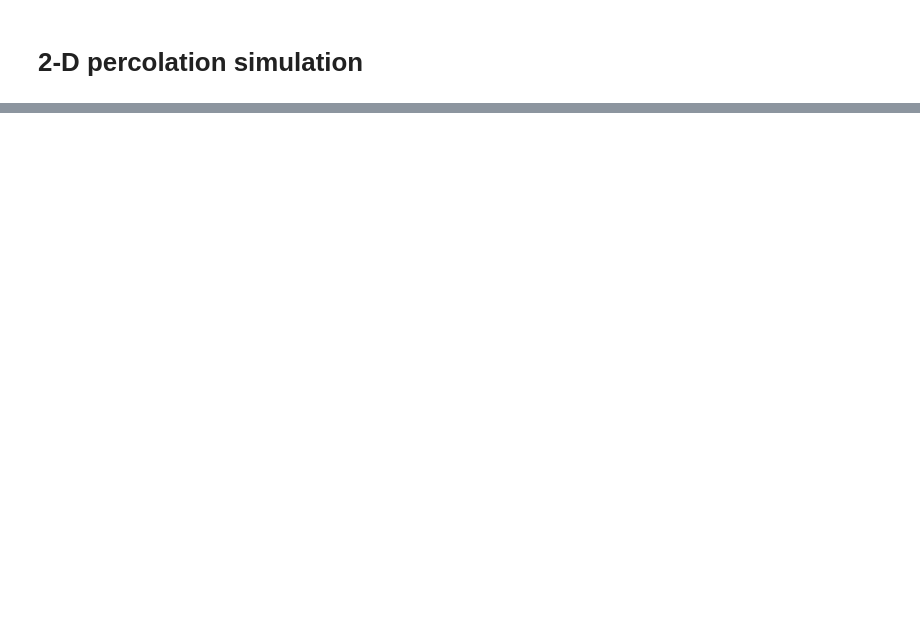
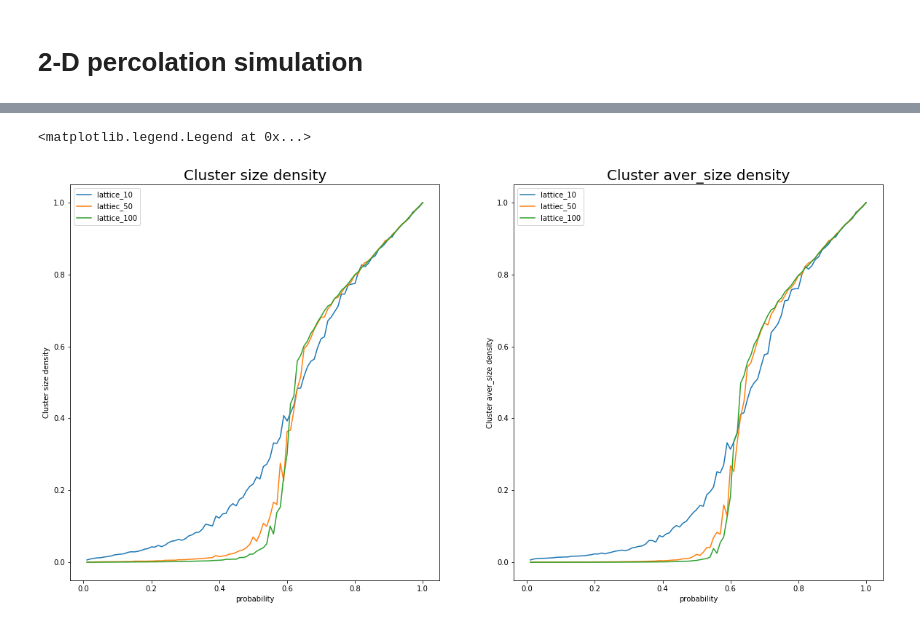
Before and after one commit to GyeongHwan-Jang/GyeongHwan-Jang.github.io, a Jupyter notebook: C.C.ipynb, the cells around one changed output, grey strips where cells are left out. Cells and saved outputs as stored; diff of their text form; code cells hidden in the pictures; blank space fills up the shorter version.

```diff
--- a/C.C.ipynb
+++ b/C.C.ipynb
@@ -134,7 +290,7 @@ def show_clustersize(lattice,labeled_lattice):
 # %%
 ## lattice size(out side lattice that i make +1 is trick to avoid index problem in for sentence) \
 ## simul time step for changing p, simul time step for same p
-L, T1, T2 = 50+1, 100, 100
+L, T1, T2 = 10+1, 100, 100
 p_start = 1e-2 ## start probability of occuping lattice
 # %%
 i = 0
@@ -184,0 +312,5 @@ axes[1].imshow(lattice[500], cmap="binary")
+# %%
+## lattice size(out side lattice that i make +1 is trick to avoid index problem in for sentence) \
+## simul time step for changing p, simul time step for same p
+L, T1, T2 = 50+1, 100, 10
+p_start = 1e-2 ## start probability of occuping lattice
@@ -184,0 +334,20 @@ axes[1].imshow(lattice[500], cmap="binary")
+# %%
+## lattice size(out side lattice that i make +1 is trick to avoid index problem in for sentence) \
+## simul time step for changing p, simul time step for same p
+L, T1, T2 = 100+1, 100, 10
+p_start = 1e-2 ## start probability of occuping lattice
+# %%
+i = 0
+cluster_size_100_2d = np.zeros(T1)
+cluster_aver_size_100_2d = np.zeros(T1)
+for p in tqdm(np.linspace(p_start,1,T1)): ## simulating T1 step by increasing p
+    cluster_size_aver = 0
+    cluster_aver_size_aver = 0
+    for j in range(T2): ## simulating T2 times each probability
+        lattice = make_lattice(L,p)
+        labeled_lattice = labelling(lattice, L)
+        cluster_size_aver += show_clustersize(lattice,labeled_lattice)
+        cluster_aver_size_aver += show_aver_clustersize(lattice,labeled_lattice)
+    cluster_size_100_2d[i] = cluster_size_aver / T2 ## find giant cluster size
+    cluster_aver_size_100_2d[i] = cluster_aver_size_aver /T2 ## find average cluster size
+    i += 1
@@ -184,0 +356,21 @@ axes[1].imshow(lattice[500], cmap="binary")
+# %%
+## ploting giant cluster size density when size is L
+fig, axes = plt.subplots(1,2,figsize = (20,10))
+axes[0].set_title("Cluster size density", size = 20)
+axes[0].set_xlabel("probability", size = 10)
+axes[0].set_ylabel("Cluster size density", size = 10)
+axes[0].plot(np.linspace(p_start,1,T1), cluster_size_10_2d/(100), label = "lattice_10")
+axes[0].plot(np.linspace(p_start,1,T1), cluster_size_50_2d/(2500), label = "lattiec_50")
+axes[0].plot(np.linspace(p_start,1,T1), cluster_size_100_2d/(10000), label = "lattice_100")
+axes[0].legend()
+## ploting averege cluster size density when size is L
+axes[1].set_title("Cluster aver_size density", size = 20)
+axes[1].set_xlabel("probability", size = 10)
+axes[1].set_ylabel("Cluster aver_size density", size = 10)
+axes[1].plot(np.linspace(p_start,1,T1), cluster_aver_size_10_2d/(100), label = "lattice_10")
+axes[1].plot(np.linspace(p_start,1,T1), cluster_aver_size_50_2d/(2500), label = "lattiec_50")
+axes[1].plot(np.linspace(p_start,1,T1), cluster_aver_size_100_2d/(10000), label = "lattice_100")
+axes[1].legend()
+# %% [output]
+<matplotlib.legend.Legend at 0x...>
+[figure, added]
```
Also changed, not shown: parts of 22 cells of this notebook.
